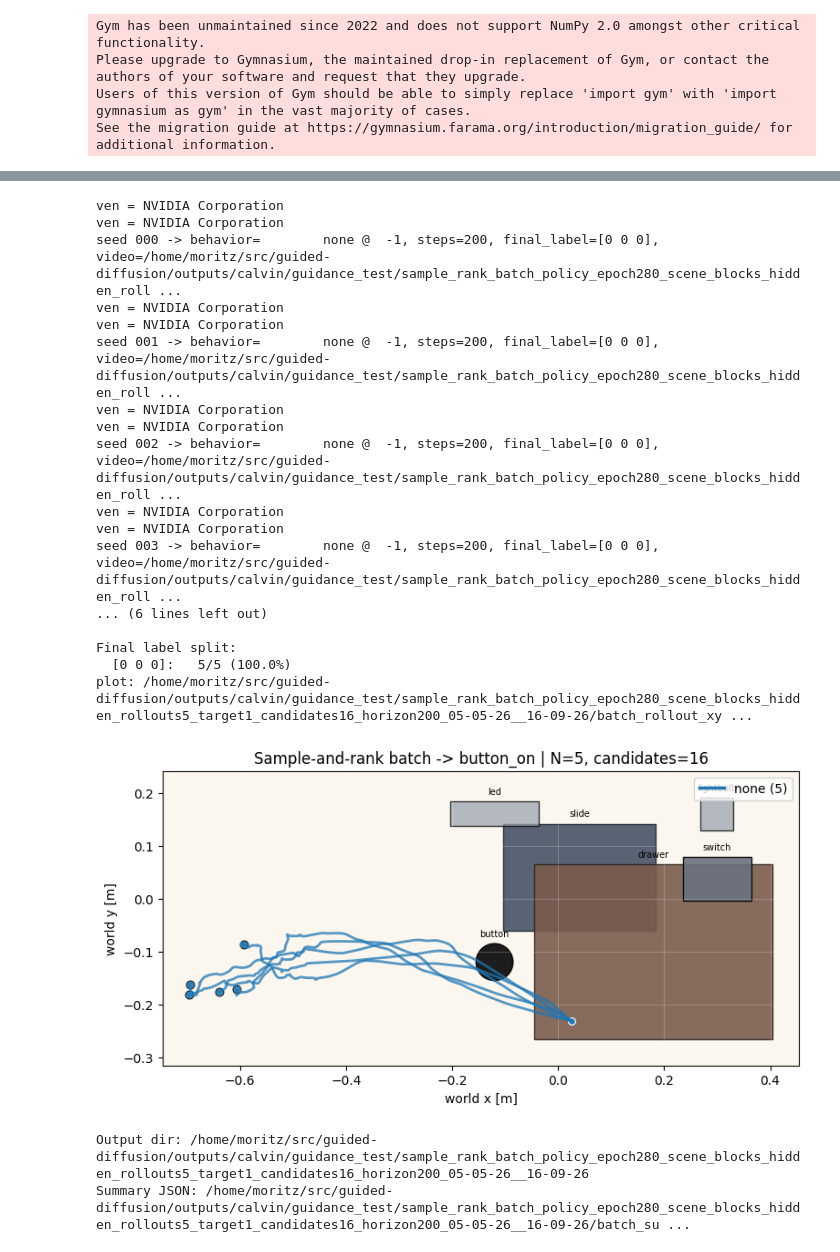
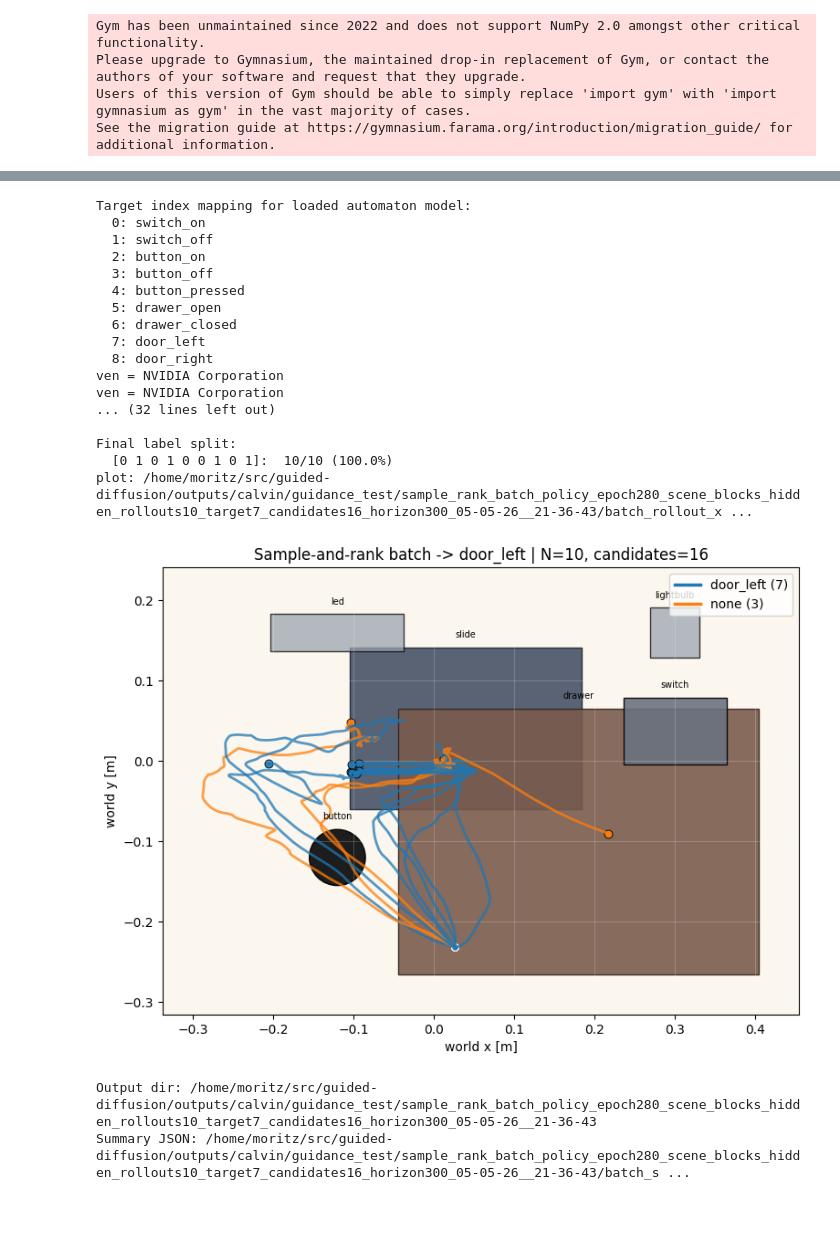
Before and after one commit to moritz-zoellner/guided-diffusion, a Jupyter notebook: calvin_experiments/automaton_guidance_calvin.ipynb, the cells around one changed output, grey strips where cells are left out. Drawn from its saved outputs; the diff is of its cells as text; code cells hidden in the pictures; blank space fills up the shorter version.

Commit message:
training data labelling fixes

```diff
--- a/calvin_experiments/automaton_guidance_calvin.ipynb
+++ b/calvin_experiments/automaton_guidance_calvin.ipynb
@@ -33,7 +33,7 @@ import robomimic.utils.python_utils as PyUtils
 import robomimic.utils.torch_utils as TorchUtils
 
 import calvin_experiments.calvin_rollout_utils as CalvinRolloutUtils
-from calvin_experiments.label_calvin_world_model import LABEL_NAMES, label_scene_states
+from calvin_experiments.label_calvin_world_model import label_scene_states_for_names
 
 CalvinRolloutUtils = importlib.reload(CalvinRolloutUtils)
 from calvin_experiments.calvin_rollout_utils import (
@@ -67,7 +67,9 @@ CHECKPOINT_PATH = REPO_ROOT / "outputs/calvin/base_policy/calvin_D_base_dp/20260
 OUTPUT_ROOT = REPO_ROOT / "outputs/calvin/guidance_test"
 VIDEO_FPS = 30
 
-AUTOMATON_CKPT_PATH = REPO_ROOT / "outputs/calvin/automaton_world_model/h8_sh64_ah96_lh8_hh96_lr0.0001_epochs80_2026-05-04_17-15-26"
+AUTOMATON_CKPT_PATH = REPO_ROOT / "outputs/calvin/automaton_world_model/h8_sh64_ah96_lh16_hh128_lr0.0003_epochs80_2026-05-05_20-38-38"
+# AUTOMATON_CKPT_PATH = REPO_ROOT / "outputs/calvin/automaton_world_model/h8_sh64_ah96_lh8_hh96_lr0.0001_epochs80_2026-05-04_17-15-26"
+# AUTOMATON_CKPT_PATH = REPO_ROOT / "outputs/calvin/automaton_world_model/h8_sh64_ah96_lh8_hh96_lr0.0003_epochs80_2026-05-05_19-25-09"
 SCENE_CONFIG_NAME = load_json_config(SCENE_CONFIG_PATH)["name"]
 # %% [output]
 Gym has been unmaintained since 2022 and does not support NumPy 2.0 amongst other critical functionality.
@@ -116,7 +141,9 @@ def current_automaton_state_and_labels(env):
     robot = np.asarray(state["robot"], dtype=np.float32).reshape(-1)
     scene = np.asarray(state["scene"], dtype=np.float32).reshape(-1)
     automaton_state = np.concatenate([robot, scene]).astype(np.float32)
-    automaton_label = label_scene_states(scene[None, :])[0].astype(np.float32)
+    automaton_label = label_scene_states_for_names(
+        scene[None, :], AUTOMATON_LABEL_NAMES, AUTOMATON_LABEL_THRESHOLDS
+    )[0].astype(np.float32)
     return automaton_state, automaton_label
 
 
@@ -346,8 +354,8 @@ def predict_future_label_probs(automaton_state, automaton_label, action_chunks):
 def make_sample_rank_action_provider(target_label_idx, n_candidates):
     target_label_idx = int(target_label_idx)
     n_candidates = int(n_candidates)
-    if target_label_idx < 0 or target_label_idx >= len(LABEL_NAMES):
-        raise ValueError(f"target_label_idx must be in [0, {len(LABEL_NAMES) - 1}], got {target_label_idx}")
+    if target_label_idx < 0 or target_label_idx >= len(AUTOMATON_LABEL_NAMES):
+        raise ValueError(f"target_label_idx must be in [0, {len(AUTOMATON_LABEL_NAMES) - 1}], got {target_label_idx}")
     if n_candidates < 1:
         raise ValueError("n_candidates must be >= 1")
 
@@ -364,7 +372,7 @@ def make_sample_rank_action_provider(target_label_idx, n_candidates):
         record = {
             "t": int(step),
             "target_label_idx": target_label_idx,
-            "target_label_name": LABEL_NAMES[target_label_idx],
+            "target_label_name": AUTOMATON_LABEL_NAMES[target_label_idx],
             "current_label": automaton_label.astype(int).tolist(),
             "selected_idx": selected_idx,
             "selected_score": float(candidate_scores[selected_idx]),
@@ -491,7 +504,7 @@ def run_sample_rank_batch(target_label_idx, n_rollouts=20, seed_start=0, seeds=N
 
     summary = {
         "target_label_idx": target_label_idx,
-        "target_label_name": LABEL_NAMES[target_label_idx],
+        "target_label_name": AUTOMATON_LABEL_NAMES[target_label_idx],
         "n_rollouts": len(rollouts),
         "n_candidates": int(n_candidates),
         "horizon": int(horizon),
@@ -521,7 +534,7 @@ def run_sample_rank_batch(target_label_idx, n_rollouts=20, seed_start=0, seeds=N
     plot_rollout_xy(
         rollouts,
         rollouts[0]["scene_snapshot"],
-        f"Sample-and-rank batch -> {LABEL_NAMES[target_label_idx]} | N={len(rollouts)}, candidates={n_candidates}",
+        f"Sample-and-rank batch -> {AUTOMATON_LABEL_NAMES[target_label_idx]} | N={len(rollouts)}, candidates={n_candidates}",
         save_path=run_dir / "batch_rollout_xy.png",
     )
     print("\nOutput dir:", run_dir)
@@ -529,41 +542,43 @@ def run_sample_rank_batch(target_label_idx, n_rollouts=20, seed_start=0, seeds=N
     return rollouts, behavior_counts, final_label_counts, run_dir
 # %%
 # run sample and rank batch
-# Target labels from label_calvin_world_model.py: 0=switch_on, 1=button_on, 2=drawer_open.
-BATCH_TARGET_LABEL_IDX = 1
-BATCH_N_ROLLOUTS = 5
+# Target indices come from TARGET_INDEX_MAPPING printed after loading the automaton model.
+BATCH_TARGET_LABEL_IDX = 7
+print_target_index_mapping()
+BATCH_TARGET_LABEL_IDX = validate_target_label_idx(BATCH_TARGET_LABEL_IDX)
+BATCH_N_ROLLOUTS = 10
 # Keep this aligned with env_playground.GLOBAL_SEED when comparing N=1/no-guidance baselines.
 BATCH_SEED_START = 0
 BATCH_SEEDS = None  # Optional: set e.g. [2, 3, 7, 11] instead of using BATCH_SEED_START/BATCH_N_ROLLOUTS.
 BATCH_SAMPLE_AND_RANK_N = 16
-BATCH_HORIZON = 200
+BATCH_HORIZON = 300
 
 batch_sample_rank_rollouts, batch_behavior_counts, batch_final_label_counts, batch_output_dir = run_sample_rank_batch(
     target_label_idx=BATCH_TARGET_LABEL_IDX,
     n_rollouts=BATCH_N_ROLLOUTS,
     seed_start=BATCH_SEED_START,
     seeds=BATCH_SEEDS,
     n_candidates=BATCH_SAMPLE_AND_RANK_N,
     horizon=BATCH_HORIZON,
 )
 # %% [output]
+Target index mapping for loaded automaton model:
+  0: switch_on
+  1: switch_off
+  2: button_on
+  3: button_off
+  4: button_pressed
+  5: drawer_open
+  6: drawer_closed
+  7: door_left
+  8: door_right
 ven = NVIDIA Corporation
 ven = NVIDIA Corporation
-seed 000 -> behavior=        none @  -1, steps=200, final_label=[0 0 0], video=/home/moritz/src/guided-diffusion/outputs/calvin/guidance_test/sample_rank_batch_policy_epoch280_scene_blocks_hidden_roll ...
-ven = NVIDIA Corporation
-ven = NVIDIA Corporation
-seed 001 -> behavior=        none @  -1, steps=200, final_label=[0 0 0], video=/home/moritz/src/guided-diffusion/outputs/calvin/guidance_test/sample_rank_batch_policy_epoch280_scene_blocks_hidden_roll ...
-ven = NVIDIA Corporation
-ven = NVIDIA Corporation
-seed 002 -> behavior=        none @  -1, steps=200, final_label=[0 0 0], video=/home/moritz/src/guided-diffusion/outputs/calvin/guidance_test/sample_rank_batch_policy_epoch280_scene_blocks_hidden_roll ...
-ven = NVIDIA Corporation
-ven = NVIDIA Corporation
-seed 003 -> behavior=        none @  -1, steps=200, final_label=[0 0 0], video=/home/moritz/src/guided-diffusion/outputs/calvin/guidance_test/sample_rank_batch_policy_epoch280_scene_blocks_hidden_roll ...
-... (6 lines left out)
+... (32 lines left out)
 
 Final label split:
-  [0 0 0]:   5/5 (100.0%)
-plot: /home/moritz/src/guided-diffusion/outputs/calvin/guidance_test/sample_rank_batch_policy_epoch280_scene_blocks_hidden_rollouts5_target1_candidates16_horizon200_05-05-26__16-09-26/batch_rollout_xy ...
+  [0 1 0 1 0 0 1 0 1]:  10/10 (100.0%)
+plot: /home/moritz/src/guided-diffusion/outputs/calvin/guidance_test/sample_rank_batch_policy_epoch280_scene_blocks_hidden_rollouts10_target7_candidates16_horizon300_05-05-26__21-36-43/batch_rollout_x ...
-[figure, old version]
+[figure, new version]
-Output dir: /home/moritz/src/guided-diffusion/outputs/calvin/guidance_test/sample_rank_batch_policy_epoch280_scene_blocks_hidden_rollouts5_target1_candidates16_horizon200_05-05-26__16-09-26
-Summary JSON: /home/moritz/src/guided-diffusion/outputs/calvin/guidance_test/sample_rank_batch_policy_epoch280_scene_blocks_hidden_rollouts5_target1_candidates16_horizon200_05-05-26__16-09-26/batch_su ...
+Output dir: /home/moritz/src/guided-diffusion/outputs/calvin/guidance_test/sample_rank_batch_policy_epoch280_scene_blocks_hidden_rollouts10_target7_candidates16_horizon300_05-05-26__21-36-43
+Summary JSON: /home/moritz/src/guided-diffusion/outputs/calvin/guidance_test/sample_rank_batch_policy_epoch280_scene_blocks_hidden_rollouts10_target7_candidates16_horizon300_05-05-26__21-36-43/batch_s ...
```
Also changed, not shown: parts of 3 cells of this notebook, 5 other files.
